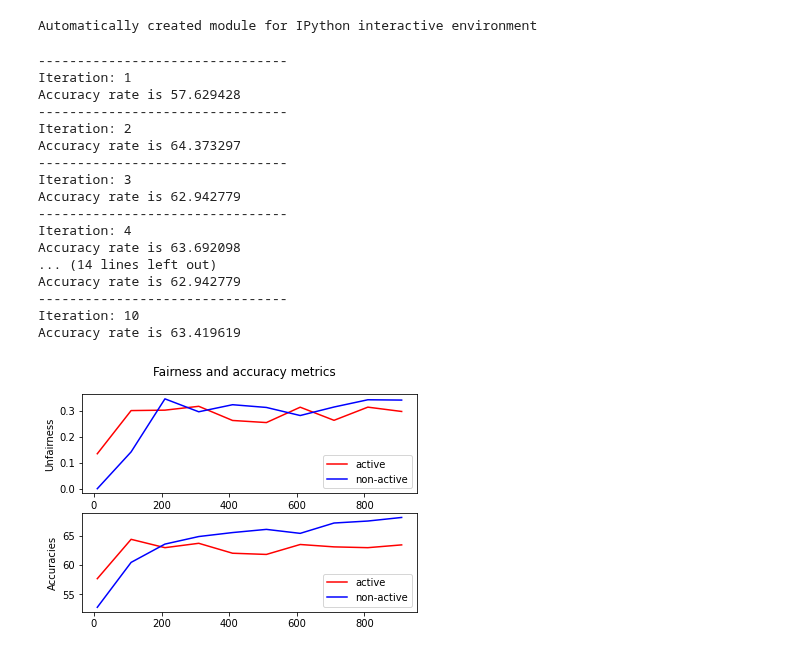
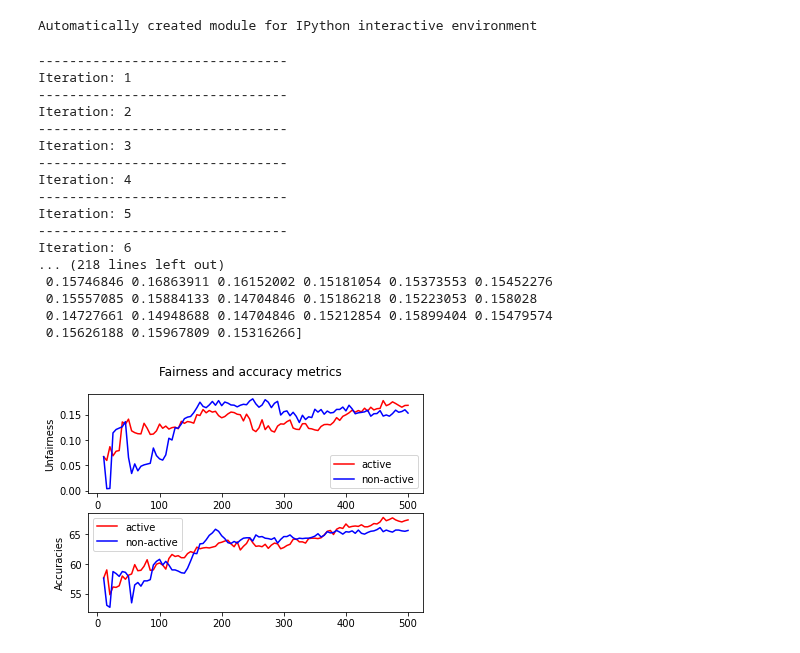
Before and after one commit to WenxuanHuang/Active-Learning-Performance-Benchmarking, a Jupyter notebook: Active_learning_fairness.ipynb, the cells around one changed output. Drawn from its saved outputs; the diff is of its cells as text; code cells hidden in the pictures.

Commit message:
new fairness measure, new pre_filter method

```diff
--- a/Active_learning_fairness.ipynb
+++ b/Active_learning_fairness.ipynb
@@ -290,6 +255,22 @@ def error_reduction_sampling(query_size, X_unlabeled, X_labeled, y_labeled, clas
     selection = np.argsort(loss)[::-1][:step]
 
     return selection
+# %%
+def pre_filter(X_data, b_data, y_data, budget):
+
+    temp_columns = ['MarriageStatus','age','juv_fel_count', 'juv_misd_count', 'juv_other_count','priors_count', 'days_b_screening_arrest','c_days_from_compas','c_charge_degree','race','two_year_recid']
+    np.random.seed(84)
+
+    # print("Debug data:", X_data.shape, b_data.shape, y_data.shape)
+    temp_data = np.c_[X_data, b_data, y_data]
+    temp_df = pd.DataFrame(data=temp_data, columns=temp_columns)
+    candidates_data = temp_df.groupby('race', group_keys=False).apply(lambda x: x.sample(n=math.ceil(budget/2), random_state = 84))
+    # print("Debug ceil:", math.ceil(budget/2))
+    # print("Debug cand:", candidates)
+    candidates_index = candidates_data.index.values
+    # print("Debug index:", candidates_index.shape, candidates_index)
+
+    return candidates_index
 # %%
 class active_learning(object):
 
@@ -350,8 +332,10 @@ class active_learning(object):
 # %%
 def non_active_learning(init_index, X_unlabeled, y_unlabeled, X_labeled,y_labeled, X_test, y_test, b_test, budget, step, unfairness_criteria):
 
-    nonal_X_train = np.concatenate((X_unlabeled, X_labeled))
-    nonal_y_train = np.concatenate((y_unlabeled, y_labeled))
+    initial_X_train = X_labeled
+    initial_y_train = y_labeled
+    nonal_X_train = X_unlabeled
+    nonal_y_train = y_unlabeled
     nonal_X_test = X_test
     nonal_y_test = y_test
     nonal_b_test = b_test
@@ -363,7 +347,12 @@ def non_active_learning(init_index, X_unlabeled, y_unlabeled, X_labeled,y_labele
             solver='liblinear'
             )
 
-    for i in np.arange(init_index,budget+1,step):
+    classifier_nonal.fit(initial_X_train, initial_y_train)
+    initial_y_pred = classifier_nonal.predict(nonal_X_test)
+    nonal_fairness = np.append(nonal_fairness, fair_measure(nonal_X_test, nonal_y_test, nonal_b_test, classifier=classifier_nonal, criteria=unfairness_criteria))
+    nonal_accuracies.append(accuracy_score(nonal_y_test, initial_y_pred)*100)
+
+    for i in np.arange(init_index+step,budget+1,step):
         classifier_nonal.fit(nonal_X_train[:i], nonal_y_train[:i])
         nonal_y_pred = classifier_nonal.predict(nonal_X_test)
         nonal_fairness = np.append(nonal_fairness, fair_measure(nonal_X_test, nonal_y_test, nonal_b_test, classifier=classifier_nonal, criteria=unfairness_criteria))
@@ -371,21 +360,21 @@ def non_active_learning(init_index, X_unlabeled, y_unlabeled, X_labeled,y_labele
 
     return nonal_accuracies, nonal_fairness
 # %%
-def experiment(model,sampling_method,budget,step,criteria,sub_option=False):
+def experiment(model,budget,step,criteria,sub_option=False):
 
     (X_labeled, y_labeled, b_labeled, row_size, col_size, X_unlabeled, y_unlabeled, b_unlabeled, X_test, y_test, b_test, X_fair_est, y_fair_est, b_fair_est) = retrieve_data_recid()
     init_index = len(X_labeled)
 
-    act_alg = active_learning(step, budget, model, sampling_method, criteria)
+    act_alg = active_learning(step, budget, model, criteria)
 
     accuracies, fairness = act_alg.run(X_labeled, y_labeled, b_labeled, row_size, col_size, X_unlabeled, y_unlabeled, b_unlabeled, X_test, y_test, b_test, X_fair_est, y_fair_est, b_fair_est, sub_option)
 
-    # print('Fairness:', fairness)
-
     nonal_accuracies, nonal_fairness = non_active_learning(init_index, X_unlabeled, y_unlabeled, X_labeled, y_labeled, X_test, y_test, b_test, budget, step, criteria)
 
-    # print("active_accuracies",accuracies)
-    # print("nonactive_accuracies",nonal_accuracies)
+    print("active_accuracies",accuracies)
+    print("nonactive_accuracies",nonal_accuracies)
+    print("active_accuracies",fairness)
+    print("nonactive_accuracies",nonal_fairness)
 
     x_axis = np.arange(init_index,budget+1,step)
     fig, (ax1, ax2) = plt.subplots(2)
@@ -400,26 +389,25 @@ def experiment(model,sampling_method,budget,step,criteria,sub_option=False):
     ax1.set_ylabel('Unfairness')
     ax2.set_ylabel('Accuracies')
 
-
     plt.show()
 # %%
-experiment(LogModel,RandomSelection,1000,100,"equalized_odds","No_filter")
+experiment(LogModel,500,50,"equalized_odds","Pre_filter")
 # %% [output]
 --------------------------------
 Iteration: 1
-Accuracy rate is 57.629428
 --------------------------------
 Iteration: 2
-Accuracy rate is 64.373297
 --------------------------------
 Iteration: 3
-Accuracy rate is 62.942779
 --------------------------------
 Iteration: 4
-Accuracy rate is 63.692098
-... (14 lines left out)
-Accuracy rate is 62.942779
 --------------------------------
-Iteration: 10
-Accuracy rate is 63.419619
+Iteration: 5
+--------------------------------
+Iteration: 6
+... (218 lines left out)
+ 0.15746846 0.16863911 0.16152002 0.15181054 0.15373553 0.15452276
+ 0.15557085 0.15884133 0.14704846 0.15186218 0.15223053 0.158028
+ 0.14727661 0.14948688 0.14704846 0.15212854 0.15899404 0.15479574
+ 0.15626188 0.15967809 0.15316266]
-[figure, old version]
+[figure, new version]
```
Also changed, not shown: parts of 8 cells of this notebook.
